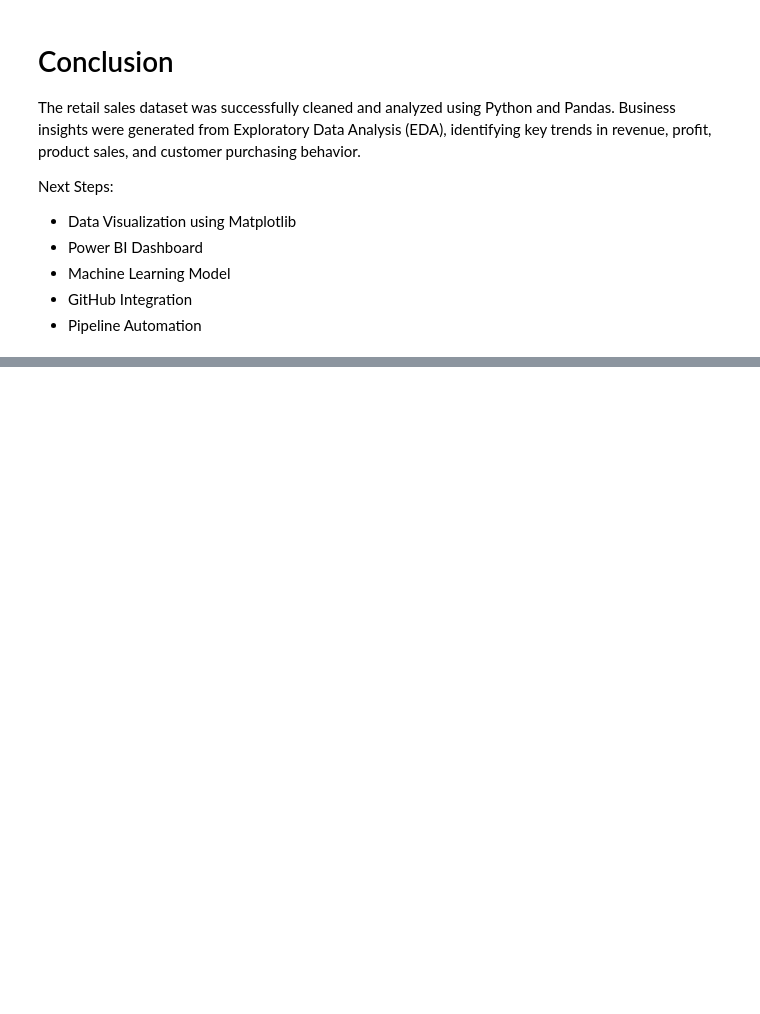
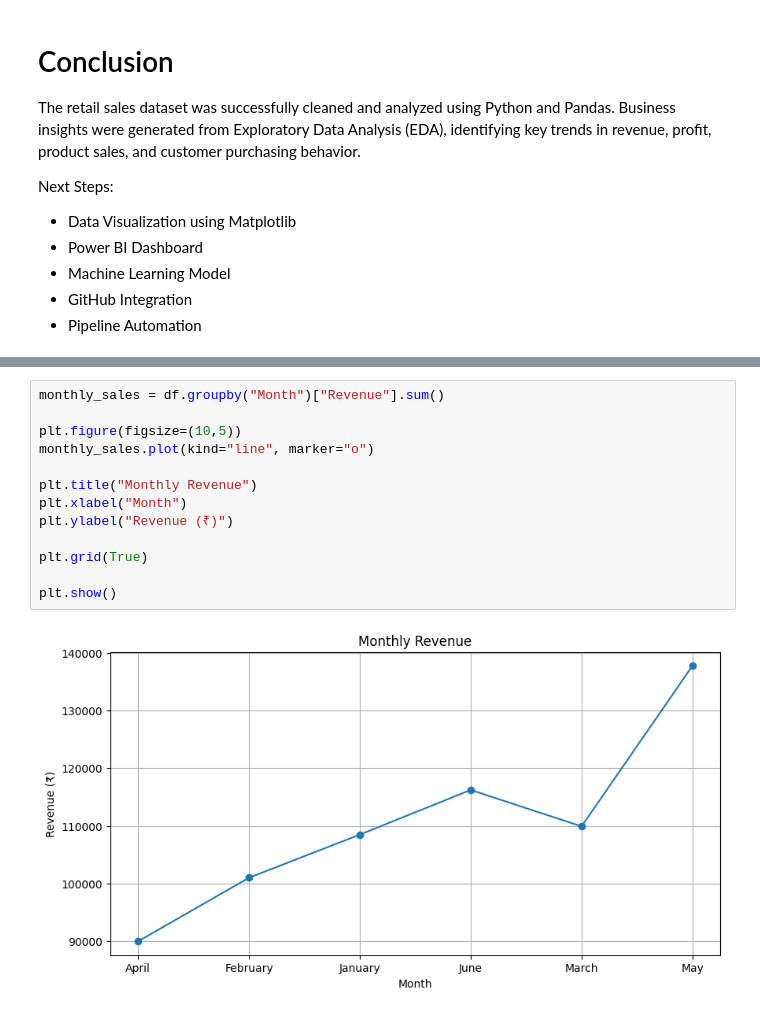
Before and after one commit to jeniferrajamuthu2k7-maker/RetailIQ-AI-Retail-Analytics, a Jupyter notebook: notebooks/Retailstores.ipynb, the cells around one changed output, grey strips where cells are left out. Cells and saved outputs as stored; diff of their text form; blank space fills up the shorter version.

```diff
--- a/notebooks/Retailstores.ipynb
+++ b/notebooks/Retailstores.ipynb
@@ -543,0 +582,15 @@ Next Steps:
+# %%
+monthly_sales = df.groupby("Month")["Revenue"].sum()
+
+plt.figure(figsize=(10,5))
+monthly_sales.plot(kind="line", marker="o")
+
+plt.title("Monthly Revenue")
+plt.xlabel("Month")
+plt.ylabel("Revenue (₹)")
+
+plt.grid(True)
+
+plt.show()
+# %% [output]
+[figure, added]
```
Also changed, not shown: parts of 9 cells of this notebook.
